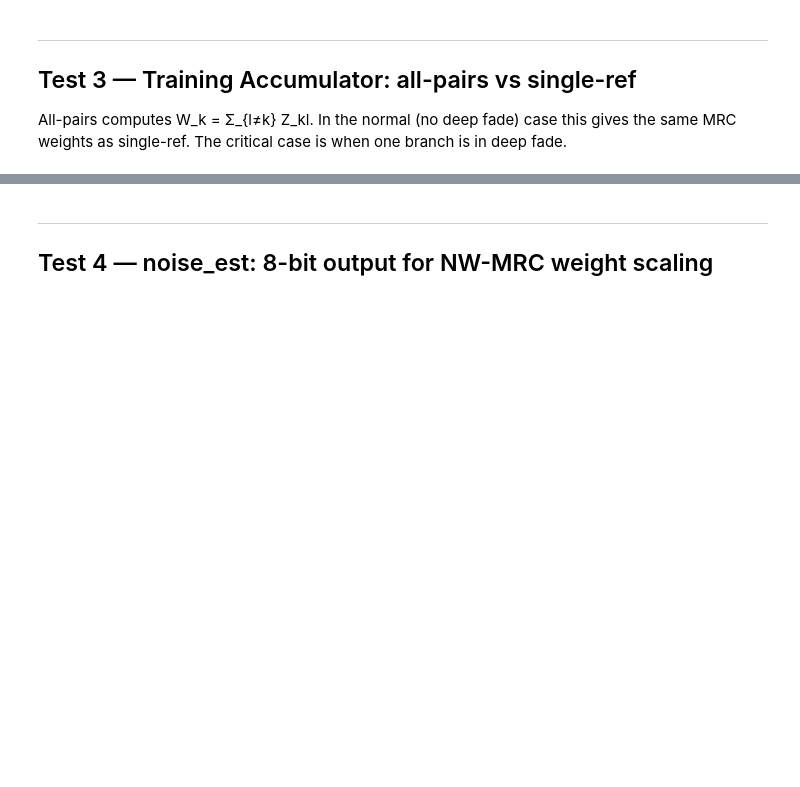
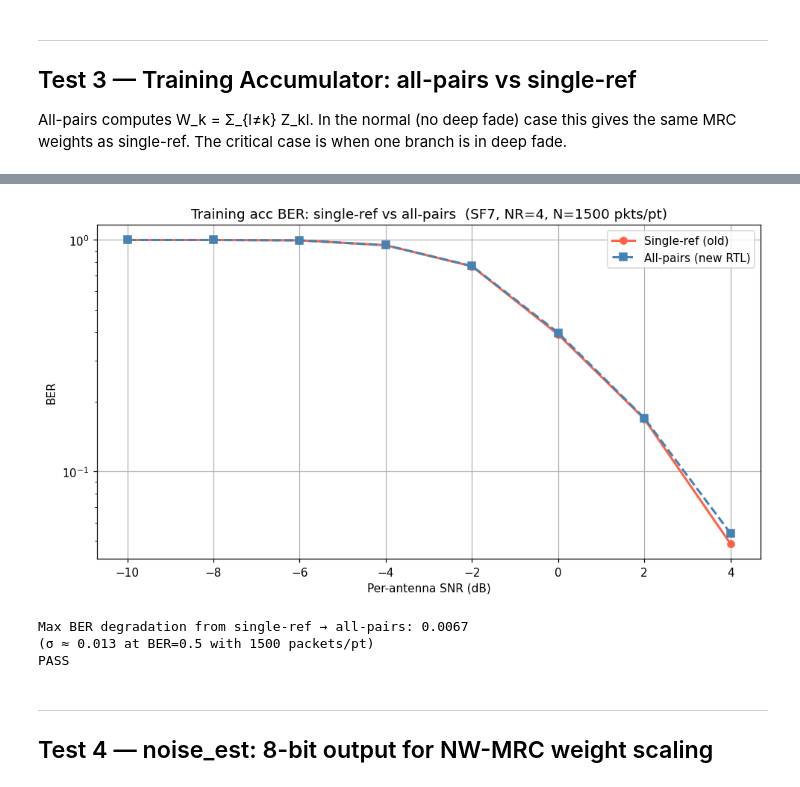
Before and after one commit to Sheffield-Chip-Design-Team/chipathon-2026-trouper, a Jupyter notebook: sim/notebooks/04_precision_verification.ipynb, the cells around one changed output, grey strips where cells are left out. Drawn from its saved outputs; the diff is of its cells as text; code cells hidden in the pictures; blank space fills up the shorter version.

```diff
--- a/sim/notebooks/04_precision_verification.ipynb
+++ b/sim/notebooks/04_precision_verification.ipynb
@@ -492,34 +536,40 @@ for snr_db in SNR_RANGE2:
 
         Z_sr, _, _ = training_accumulate(rx_dcr, det.lock_sample, det.timing_ref, M)
         w_sr, _ = WeightGenerator(mode='mrc').process(Z_sr, sf=SF)
         e_sr += (demodulate(nonfft_combine(rx_pay, w_sr)) != b)
 
-        W_ap, _ = training_accumulate_allpairs(rx_dcr, det.lock_sample, det.timing_ref, M)
+        W_ap, _, _ = training_accumulate_allpairs(rx_dcr, det.lock_sample, det.timing_ref, M)
+        W_ap = np.sum(W_ap, axis=1) - np.diag(W_ap)
         w_ap, _ = WeightGenerator(mode='mrc').process(W_ap, sf=SF)
         e_ap += (demodulate(nonfft_combine(rx_pay, w_ap)) != b)
 
     ber_singleref.append(e_sr / N_PKT_AP)
     ber_allpairs.append(e_ap / N_PKT_AP)
 
 fig, ax = plt.subplots(figsize=(9, 5))
 m_sr = np.array(ber_singleref) > 0
 m_ap = np.array(ber_allpairs)  > 0
 ax.semilogy(SNR_RANGE2[m_sr], np.array(ber_singleref)[m_sr], 'o-', color='tomato',
             label='Single-ref (old)', lw=2)
 ax.semilogy(SNR_RANGE2[m_ap], np.array(ber_allpairs)[m_ap],  's--', color='steelblue',
             label='All-pairs (new RTL)', lw=2)
 ax.set_xlabel('Per-antenna SNR (dB)')
 ax.set_ylabel('BER')
 ax.set_title(f'Training acc BER: single-ref vs all-pairs  (SF{SF}, NR={NR}, N={N_PKT_AP} pkts/pt)')
 ax.legend()
 plt.tight_layout()
 show()
 
 max_degradation_ap = max(max(b_ap - b_sr, 0) for b_sr, b_ap in zip(ber_singleref, ber_allpairs))
 # Expected σ per point ≈ sqrt(BER*(1-BER)/N) ≈ 0.01 at BER=0.5, N=1500
 print(f'Max BER degradation from single-ref → all-pairs: {max_degradation_ap:.4f}')
 print(f'(σ ≈ {np.sqrt(0.25/N_PKT_AP):.3f} at BER=0.5 with {N_PKT_AP} packets/pt)')
 print('PASS' if max_degradation_ap < 0.02 else 'FAIL')
+# %% [output]
+[figure, added]
+Max BER degradation from single-ref → all-pairs: 0.0067
+(σ ≈ 0.013 at BER=0.5 with 1500 packets/pt)
+PASS
 # %% [markdown]
 ---
 ## Test 4 — noise_est: 8-bit output for NW-MRC weight scaling
```
Also changed, not shown: parts of 12 cells of this notebook, 3 other files.
